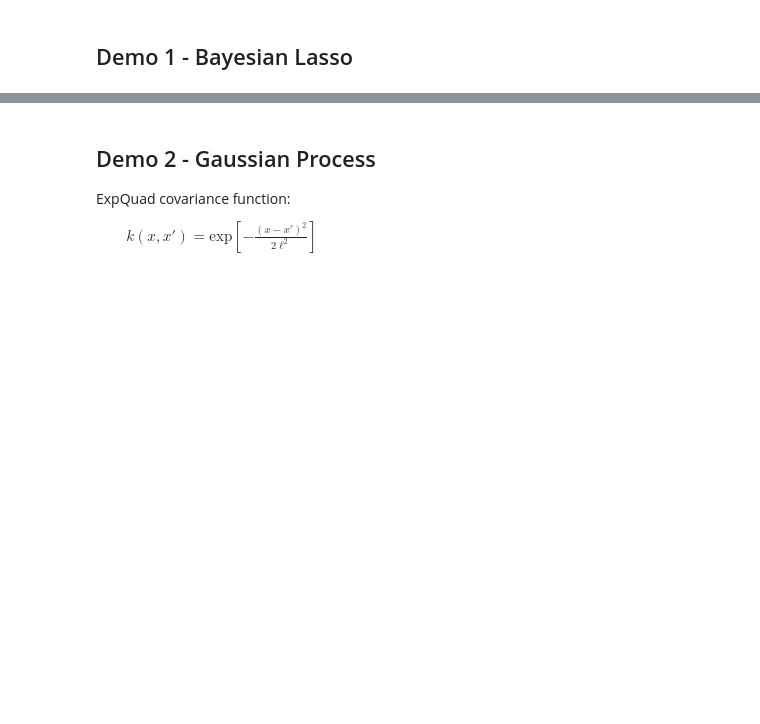
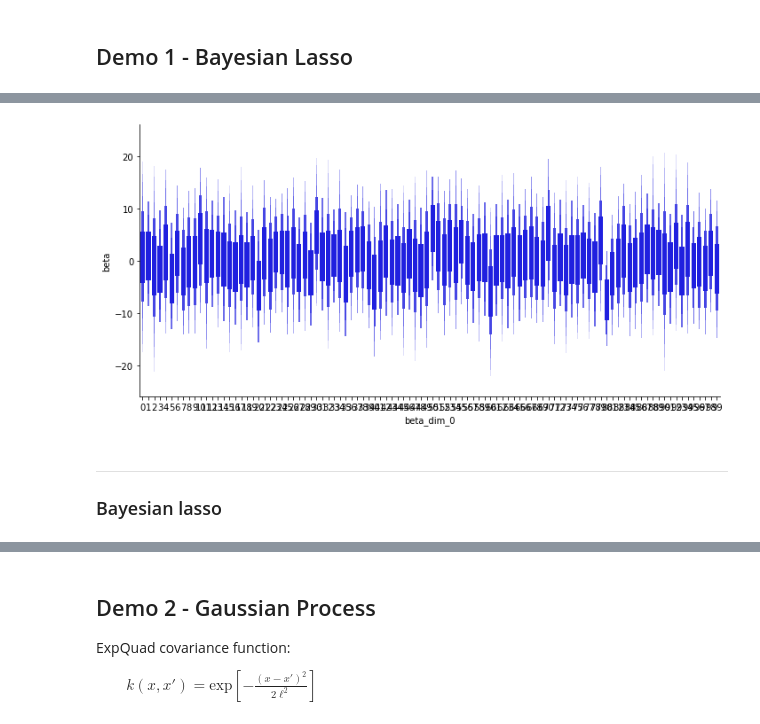
Before and after one commit to Sta663-Sp22/exercises, a Jupyter notebook: class_2022_03_23.ipynb, the cells around one changed output, grey strips where cells are left out. Cells and saved outputs as stored; diff of their text form; code cells hidden in the pictures; blank space fills up the shorter version.

```diff
--- a/class_2022_03_23.ipynb
+++ b/class_2022_03_23.ipynb
@@ -21,0 +45,22 @@ y = X @ beta + np.random.normal(size=n)
+# %%
+def plot_betas(trace):
+    post = (
+        trace.posterior["beta"]
+        .to_dataframe()
+        .reset_index()
+        .query("chain == 0")
+    )
+
+
+    sns.catplot(
+        x = "beta_dim_0", y="beta", data=post, kind="boxen",
+        linewidth=0, color="blue", aspect=2, showfliers=False
+    )
+# %%
+plot_betas(trace)
+# %% [output]
+[figure, added]
+# %% [markdown]
+---
+
+### Bayesian lasso
```
Also changed, not shown: parts of 33 cells of this notebook.
